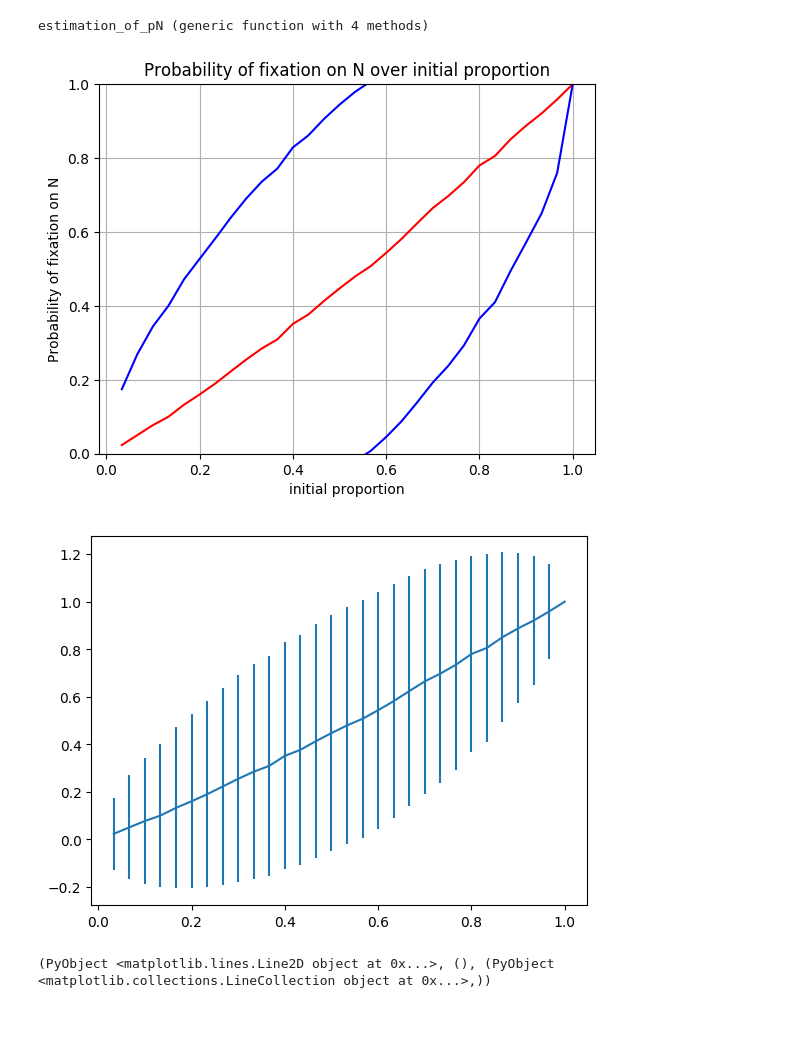
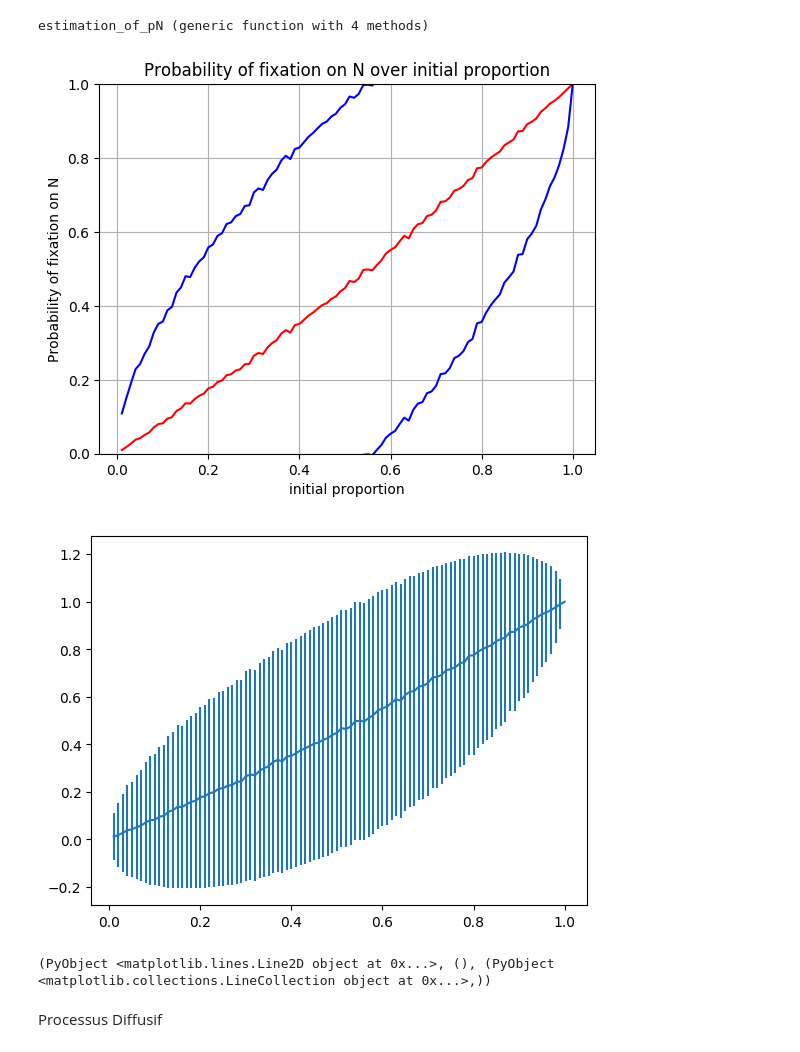
Before and after one commit to Flewer47/MOPSIProject, a Jupyter notebook: Wright-Fisher_Algorithm.ipynb, the cells around one changed output. Drawn from its saved outputs; the diff is of its cells as text; code cells hidden in the pictures; blank space fills up the shorter version.

```diff
--- a/Wright-Fisher_Algorithm.ipynb
+++ b/Wright-Fisher_Algorithm.ipynb
@@ -162,38 +162,44 @@ end
 estimation_of_pN (generic function with 4 methods)
 # %%
 Nb_it = 10000
-Nb_initial_propo = 30
-populationSize = 200
+Nb_initial_propo = 100
+populationSize = 100
 finalTime = 3000
 collection_of_initialProportions =  [i/Nb_initial_propo for i=1:Nb_initial_propo]
 collection_of_estimated_pN = zeros(Float64, Nb_initial_propo)
 collection_of_deviation = zeros(Float64, Nb_initial_propo)
 for i in 1:Nb_initial_propo
     estimated_pN, deviation = estimation_of_pN(Nb_it, populationSize,collection_of_initialProportions[i],finalTime)
     collection_of_estimated_pN[i] = estimated_pN
     collection_of_deviation[i] = deviation
 end
 
 """
 Plot Px(XT = N) depending on the initial proportion x
 """
 
 ioff()
 
 title("Probability of fixation on N over initial proportion")
 xlabel("initial proportion")
 ylabel("Probability of fixation on N")
 ylim(0,1)
 grid(true)
 
 plot(collection_of_initialProportions, collection_of_estimated_pN , color="red")
 plot(collection_of_initialProportions, collection_of_estimated_pN+collection_of_deviation , color="blue")
 plot(collection_of_initialProportions, collection_of_estimated_pN-collection_of_deviation, color="blue")
 show()
 # %% [output]
-[figure, old version]
+[figure, new version]
 # %%
 errorbar(collection_of_initialProportions, collection_of_estimated_pN, yerr = collection_of_deviation)
 # %% [output]
-[figure, old version]
+[figure, new version]
 (PyObject <matplotlib.lines.Line2D object at 0x...>, (), (PyObject <matplotlib.collections.LineCollection object at 0x...>,))
+# %%
+display("text/latex", """
+Processus Diffusif
+""")
+# %% [output]
+Processus Diffusif
```
Also changed, not shown: parts of 3 cells of this notebook.
